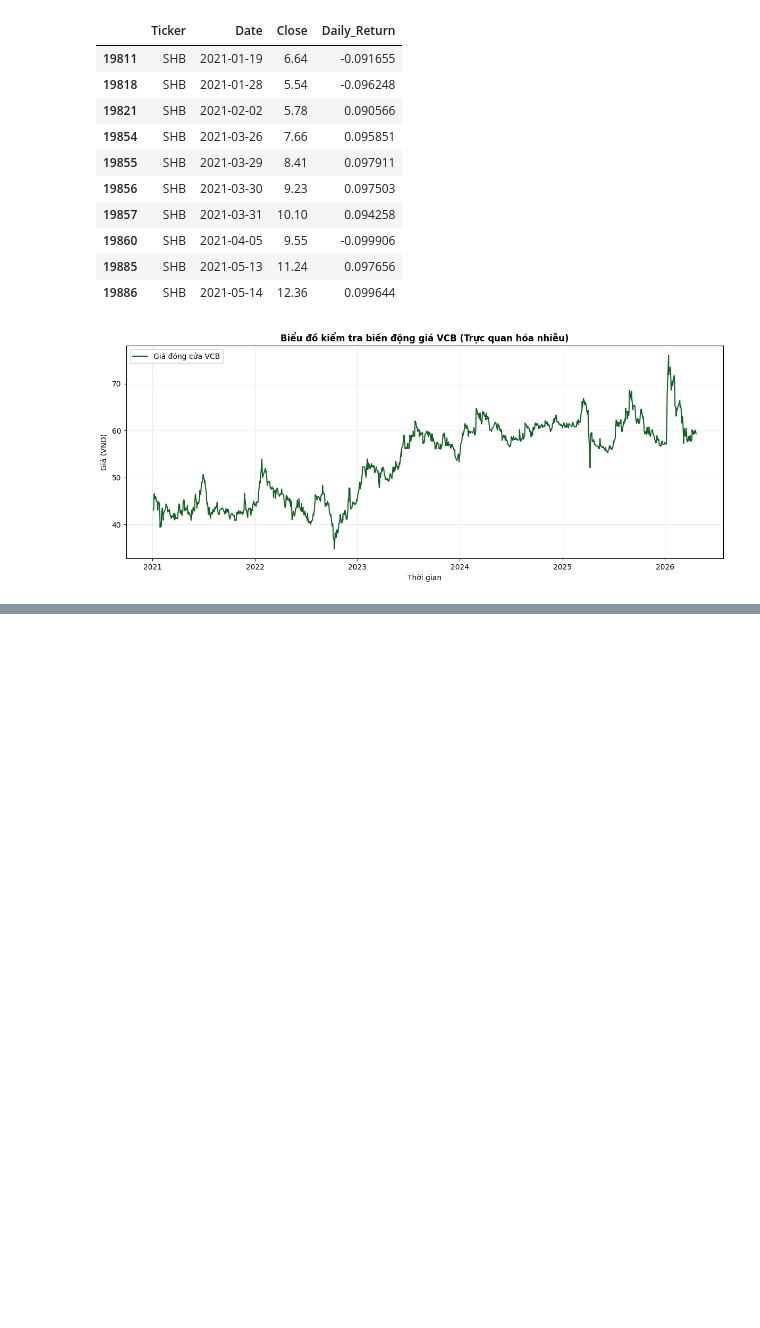
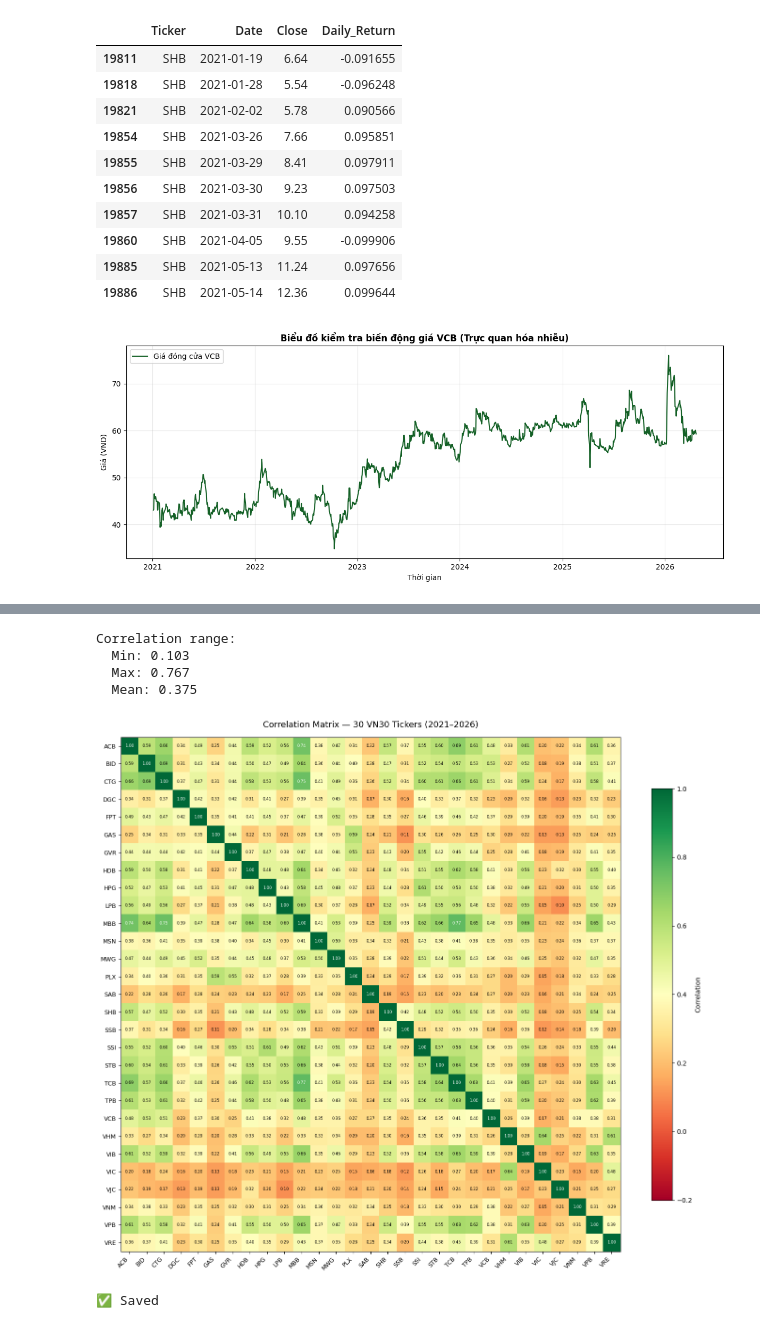
Before and after one commit to MCTGiang/vn-portfolio-optimizer, a Jupyter notebook: notebooks/07.Test_Streamlit.ipynb, the cells around one changed output, grey strips where cells are left out. Cells and saved outputs as stored; diff of their text form; code cells hidden in the pictures; blank space fills up the shorter version.

Commit message:
update for 29/30 tickers in cov matrix and return distribution

```diff
--- a/notebooks/07.Test_Streamlit.ipynb
+++ b/notebooks/07.Test_Streamlit.ipynb
@@ -347,0 +388,46 @@ BÁO CÁO KIỂM TRA CHẤT LƯỢNG DỮ LIỆU (NGUỒN: KBS)
+# %%
+import matplotlib.pyplot as plt
+import matplotlib.colors as mcolors
+
+# Correlation Matrix
+corr_matrix = matrix.corr()
+
+print("Correlation range:")
+print(f"  Min: {corr_matrix.values[corr_matrix.values < 1].min():.3f}")
+print(f"  Max: {corr_matrix.values[corr_matrix.values < 1].max():.3f}")
+print(f"  Mean: {corr_matrix.values[corr_matrix.values < 1].mean():.3f}")
+
+# Plot heatmap
+fig, ax = plt.subplots(figsize=(14, 12))
+
+im = ax.imshow(corr_matrix.values, cmap='RdYlGn',
+               vmin=-0.2, vmax=1.0, aspect='auto')
+
+# Ticks
+ax.set_xticks(range(len(VN30_TICKERS)))
+ax.set_yticks(range(len(VN30_TICKERS)))
+ax.set_xticklabels(VN30_TICKERS, rotation=45, ha='right', fontsize=9)
+ax.set_yticklabels(VN30_TICKERS, fontsize=9)
+
+# Giá trị trong ô
+for i in range(len(VN30_TICKERS)):
+    for j in range(len(VN30_TICKERS)):
+        val = corr_matrix.values[i, j]
+        color = 'white' if val > 0.7 or val < 0.1 else 'black'
+        ax.text(j, i, f'{val:.2f}', ha='center', va='center',
+                fontsize=6, color=color)
+
+plt.colorbar(im, ax=ax, shrink=0.8, label='Correlation')
+ax.set_title('Correlation Matrix — 30 VN30 Tickers (2021–2026)',
+             fontsize=13, pad=15)
+plt.tight_layout()
+plt.savefig('../reports/correlation_heatmap2.png', dpi=150, bbox_inches='tight')
+plt.show()
+print("✅ Saved")
+# %% [output]
+Correlation range:
+  Min: 0.103
+  Max: 0.767
+  Mean: 0.375
+[figure, added]
+✅ Saved
```
Also changed, not shown: parts of 5 cells of this notebook, 4 other files.
